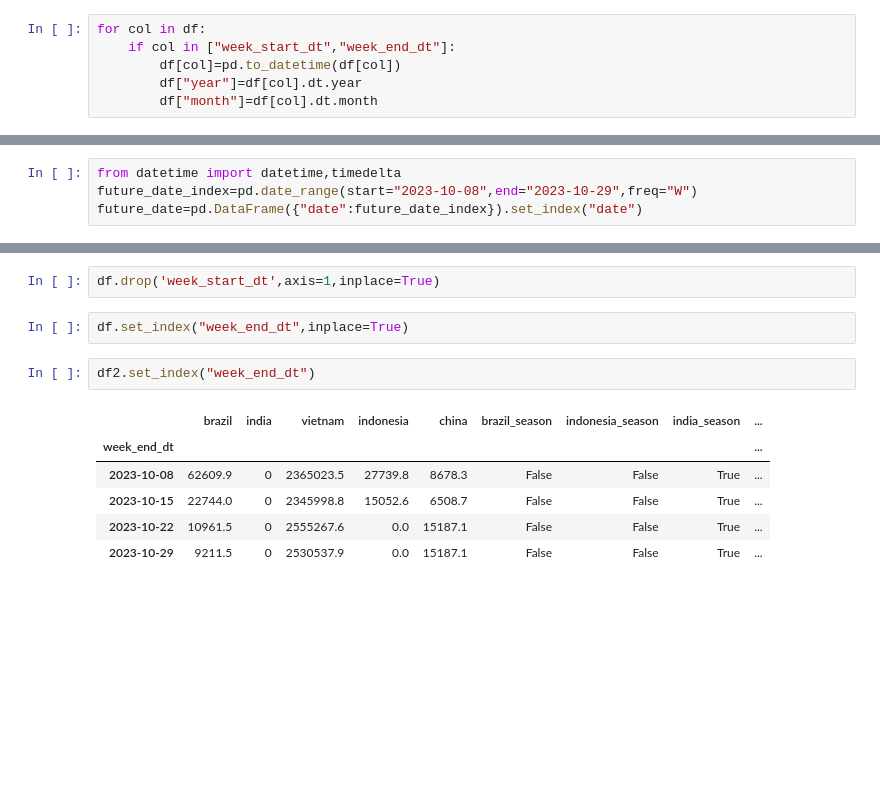
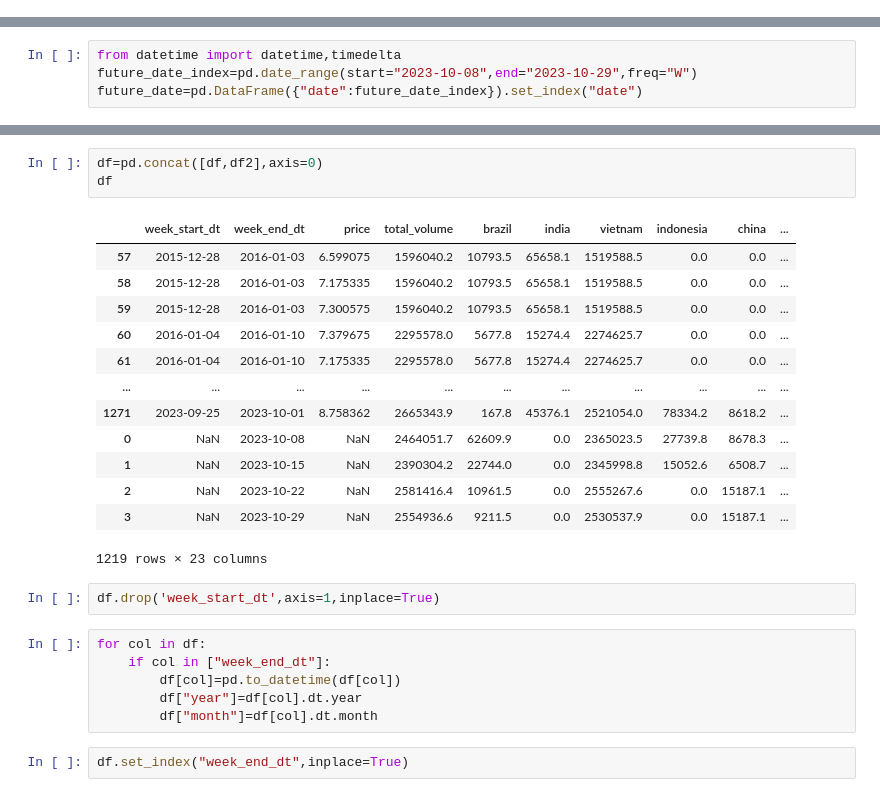
Before and after one commit to omar-ammar0/Intern_Final_Project, a Jupyter notebook: Task_1.ipynb, the cells around one changed output, grey strips where cells are left out. Cells and saved outputs as stored; diff of their text form; blank space fills up the shorter version.

```diff
--- a/Task_1.ipynb
+++ b/Task_1.ipynb
@@ -75,12 +75,6 @@ df["vietnam_season"]=df["vietnam_season"].astype("str")
 for col in df:
     if col in ["brazil_season","indonesia_season","india_season","china_season"]:
         df[col]=df[col].apply(lambda x:1 if x is True else 0)
-# %%
-for col in df:
-    if col in ["week_start_dt","week_end_dt"]:
-        df[col]=pd.to_datetime(df[col])
-        df["year"]=df[col].dt.year
-        df["month"]=df[col].dt.month
 # %%
 for col in df:
     if col in ["vietnam_season","p_color"]:
@@ -120,14 +105,28 @@ df
 # %%
-df.drop('week_start_dt',axis=1,inplace=True)
+df=pd.concat([df,df2],axis=0)
+df
+# %% [output]
+|  | week_start_dt | week_end_dt | price | total_volume | brazil | india | vietnam | indonesia | china | ... |
+| 57 | 2015-12-28 | 2016-01-03 | 6.599075 | 1596040.2 | 10793.5 | 65658.1 | 1519588.5 | 0.0 | 0.0 | ... |
+| 58 | 2015-12-28 | 2016-01-03 | 7.175335 | 1596040.2 | 10793.5 | 65658.1 | 1519588.5 | 0.0 | 0.0 | ... |
+| 59 | 2015-12-28 | 2016-01-03 | 7.300575 | 1596040.2 | 10793.5 | 65658.1 | 1519588.5 | 0.0 | 0.0 | ... |
+| 60 | 2016-01-04 | 2016-01-10 | 7.379675 | 2295578.0 | 5677.8 | 15274.4 | 2274625.7 | 0.0 | 0.0 | ... |
+| 61 | 2016-01-04 | 2016-01-10 | 7.175335 | 2295578.0 | 5677.8 | 15274.4 | 2274625.7 | 0.0 | 0.0 | ... |
+| ... | ... | ... | ... | ... | ... | ... | ... | ... | ... | ... |
+| 1271 | 2023-09-25 | 2023-10-01 | 8.758362 | 2665343.9 | 167.8 | 45376.1 | 2521054.0 | 78334.2 | 8618.2 | ... |
+| 0 | NaN | 2023-10-08 | NaN | 2464051.7 | 62609.9 | 0.0 | 2365023.5 | 27739.8 | 8678.3 | ... |
+| 1 | NaN | 2023-10-15 | NaN | 2390304.2 | 22744.0 | 0.0 | 2345998.8 | 15052.6 | 6508.7 | ... |
+| 2 | NaN | 2023-10-22 | NaN | 2581416.4 | 10961.5 | 0.0 | 2555267.6 | 0.0 | 15187.1 | ... |
+| 3 | NaN | 2023-10-29 | NaN | 2554936.6 | 9211.5 | 0.0 | 2530537.9 | 0.0 | 15187.1 | ... |
+1219 rows × 23 columns
 # %%
-df.set_index("week_end_dt",inplace=True)
+df.drop('week_start_dt',axis=1,inplace=True)
 # %%
-df2.set_index("week_end_dt")
+for col in df:
+    if col in ["week_end_dt"]:
+        df[col]=pd.to_datetime(df[col])
+        df["year"]=df[col].dt.year
+        df["month"]=df[col].dt.month
-# %% [output]
-|  | brazil | india | vietnam | indonesia | china | brazil_season | indonesia_season | india_season | ... |
-| week_end_dt |  |  |  |  |  |  |  |  | ... |
-| 2023-10-08 | 62609.9 | 0 | 2365023.5 | 27739.8 | 8678.3 | False | False | True | ... |
-| 2023-10-15 | 22744.0 | 0 | 2345998.8 | 15052.6 | 6508.7 | False | False | True | ... |
-| 2023-10-22 | 10961.5 | 0 | 2555267.6 | 0.0 | 15187.1 | False | False | True | ... |
-| 2023-10-29 | 9211.5 | 0 | 2530537.9 | 0.0 | 15187.1 | False | False | True | ... |
+# %%
+df.set_index("week_end_dt",inplace=True)
 # %%
```
Also changed, not shown: parts of 6 cells of this notebook.
